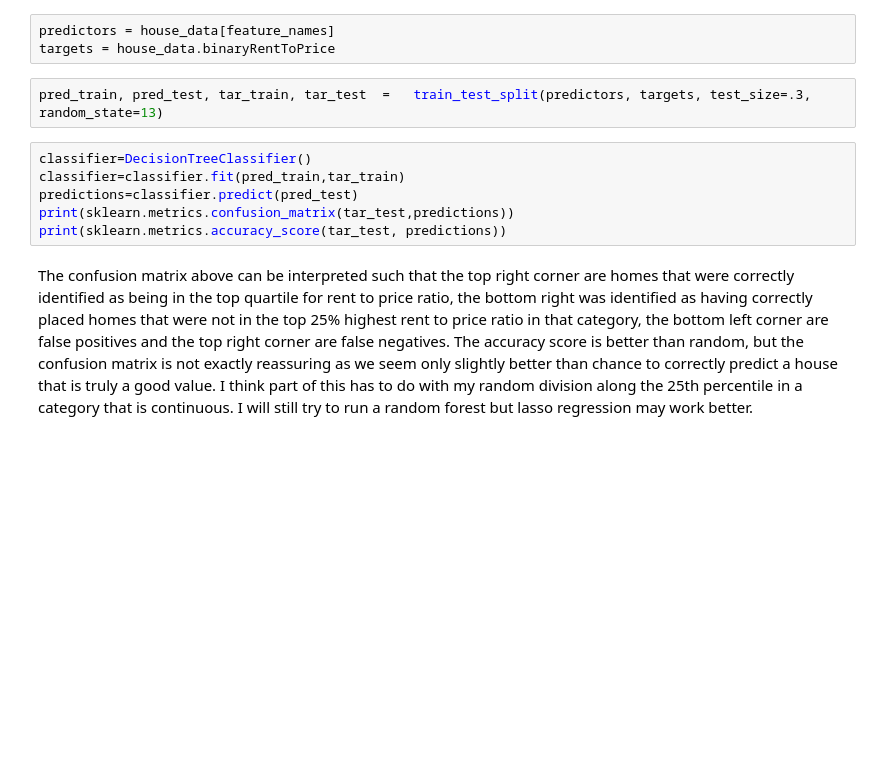
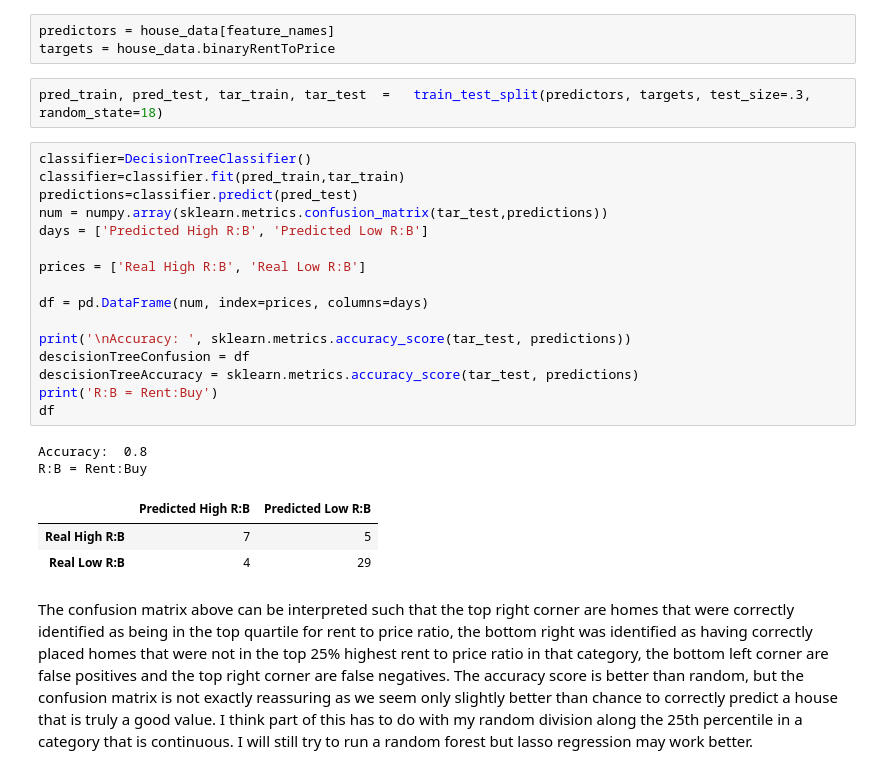
Before and after one commit to adampely/zillowHousingDataScrape, a Jupyter notebook: Data_incubator_presentation.ipynb, the cells around one changed output. Cells and saved outputs as stored; diff of their text form; blank space fills up the shorter version.

```diff
--- a/Data_incubator_presentation.ipynb
+++ b/Data_incubator_presentation.ipynb
@@ -191,13 +228,29 @@ house_data['binaryRentToPrice']=house_data['rentToPrice']<house_data['rentToPric
 predictors = house_data[feature_names]
 targets = house_data.binaryRentToPrice
 # %%
-pred_train, pred_test, tar_train, tar_test  =   train_test_split(predictors, targets, test_size=.3, random_state=13)
+pred_train, pred_test, tar_train, tar_test  =   train_test_split(predictors, targets, test_size=.3, random_state=18)
 # %%
 classifier=DecisionTreeClassifier()
 classifier=classifier.fit(pred_train,tar_train)
 predictions=classifier.predict(pred_test)
-print(sklearn.metrics.confusion_matrix(tar_test,predictions))
-print(sklearn.metrics.accuracy_score(tar_test, predictions))
+num = numpy.array(sklearn.metrics.confusion_matrix(tar_test,predictions))
+days = ['Predicted High R:B', 'Predicted Low R:B']
+
+prices = ['Real High R:B', 'Real Low R:B']
+
+df = pd.DataFrame(num, index=prices, columns=days)
+
+print('\nAccuracy: ', sklearn.metrics.accuracy_score(tar_test, predictions))
+descisionTreeConfusion = df
+descisionTreeAccuracy = sklearn.metrics.accuracy_score(tar_test, predictions)
+print('R:B = Rent:Buy')
+df
+# %% [output]
+Accuracy:  0.8
+R:B = Rent:Buy
+|  | Predicted High R:B | Predicted Low R:B |
+| Real High R:B | 7 | 5 |
+| Real Low R:B | 4 | 29 |
 # %% [markdown]
 The confusion matrix above can be interpreted such that the top right corner are homes that were correctly identified as being in the top quartile for rent to price ratio, the bottom right was identified as having correctly placed homes that were not in the top 25% highest rent to price ratio in that category, the bottom left corner are false positives and the top right corner are false negatives. The accuracy score is better than random, but the confusion matrix is not exactly reassuring as we seem only slightly better than chance to correctly predict a house that is truly a good value. I think part of this has to do with my random division along the 25th percentile in a category that is continuous. I will still try to run a random forest but lasso regression may work better.
 # %%
```
Also changed, not shown: parts of 28 cells of this notebook.
